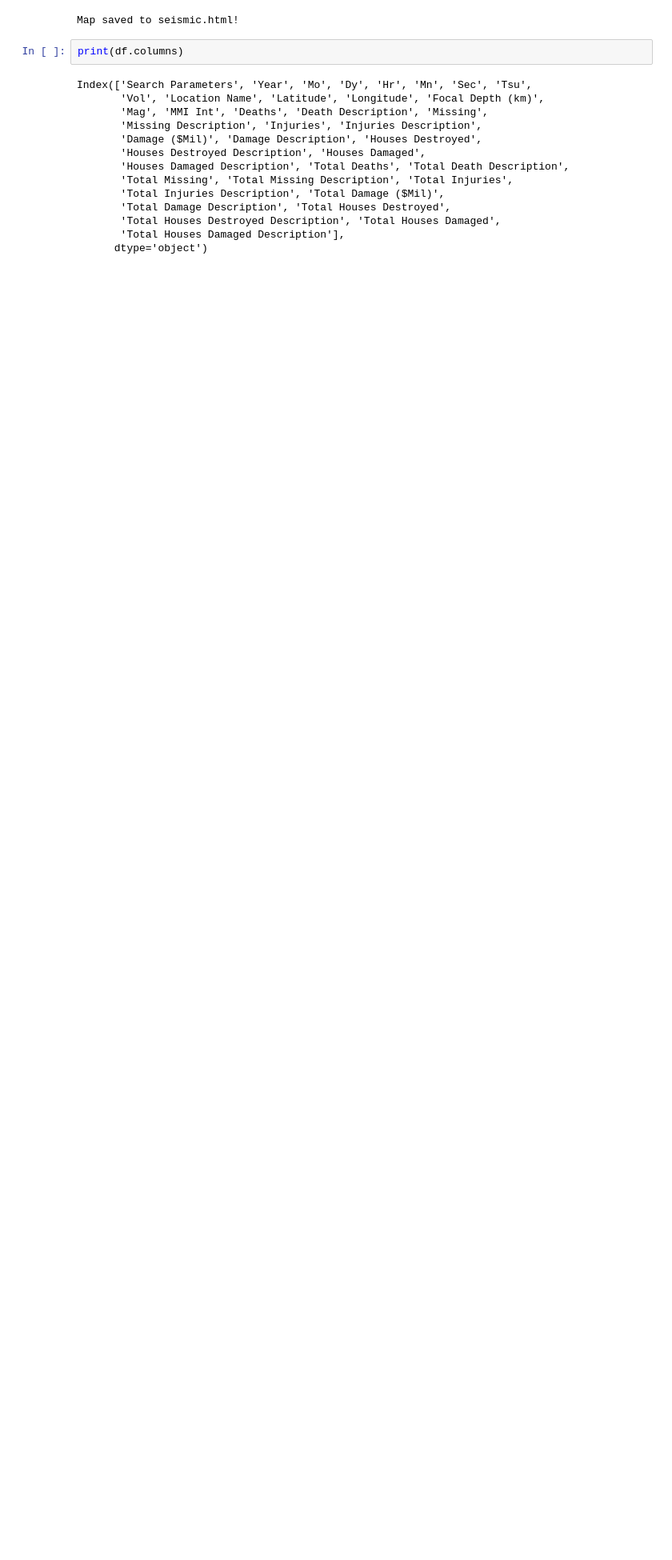
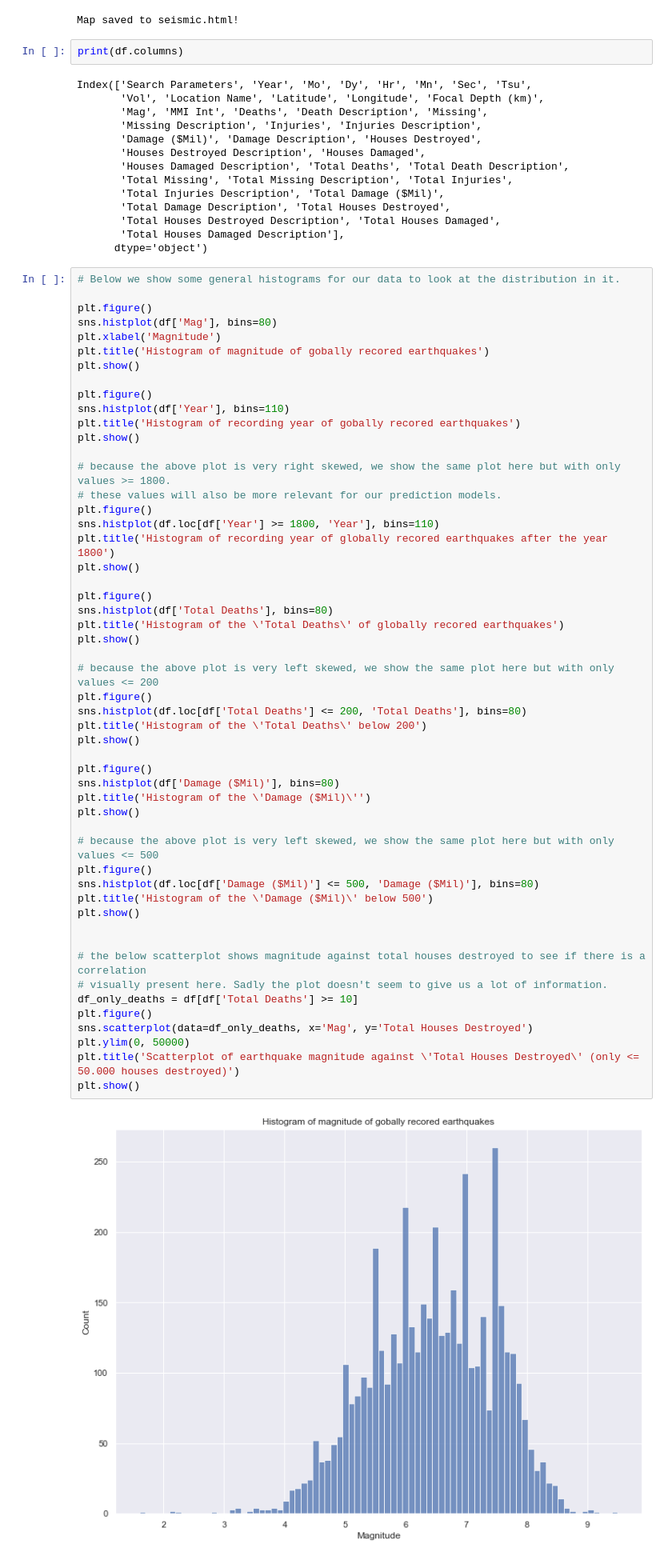
Before and after one commit to Matthijs-Vossen/Earthquake-Analysis, a Jupyter notebook: simon's-eda/eda.ipynb, the cells around one changed output. Shown at 80% size. Saved outputs shown, nothing was run; the diff lists cells and outputs as text; blank space fills up the shorter version.

```diff
--- a/simon's-eda/eda.ipynb
+++ b/simon's-eda/eda.ipynb
@@ -80,3 +151,57 @@ Index(['Search Parameters', 'Year', 'Mo', 'Dy', 'Hr', 'Mn', 'Sec', 'Tsu',
        'Total Houses Destroyed Description', 'Total Houses Damaged',
        'Total Houses Damaged Description'],
       dtype='object')
+# %%
+# Below we show some general histograms for our data to look at the distribution in it.
+
+plt.figure()
+sns.histplot(df['Mag'], bins=80)
+plt.xlabel('Magnitude')
+plt.title('Histogram of magnitude of gobally recored earthquakes')
+plt.show()
+
+plt.figure()
+sns.histplot(df['Year'], bins=110)
+plt.title('Histogram of recording year of gobally recored earthquakes')
+plt.show()
+
+# because the above plot is very right skewed, we show the same plot here but with only values >= 1800.
+# these values will also be more relevant for our prediction models.
+plt.figure()
+sns.histplot(df.loc[df['Year'] >= 1800, 'Year'], bins=110)
+plt.title('Histogram of recording year of globally recored earthquakes after the year 1800')
+plt.show()
+
+plt.figure()
+sns.histplot(df['Total Deaths'], bins=80)
+plt.title('Histogram of the \'Total Deaths\' of globally recored earthquakes')
+plt.show()
+
+# because the above plot is very left skewed, we show the same plot here but with only values <= 200
+plt.figure()
+sns.histplot(df.loc[df['Total Deaths'] <= 200, 'Total Deaths'], bins=80)
+plt.title('Histogram of the \'Total Deaths\' below 200')
+plt.show()
+
+plt.figure()
+sns.histplot(df['Damage ($Mil)'], bins=80)
+plt.title('Histogram of the \'Damage ($Mil)\'')
+plt.show()
+
+# because the above plot is very left skewed, we show the same plot here but with only values <= 500
+plt.figure()
+sns.histplot(df.loc[df['Damage ($Mil)'] <= 500, 'Damage ($Mil)'], bins=80)
+plt.title('Histogram of the \'Damage ($Mil)\' below 500')
+plt.show()
+
+
+# the below scatterplot shows magnitude against total houses destroyed to see if there is a correlation
+# visually present here. Sadly the plot doesn't seem to give us a lot of information.
+df_only_deaths = df[df['Total Deaths'] >= 10]
+plt.figure()
+sns.scatterplot(data=df_only_deaths, x='Mag', y='Total Houses Destroyed')
+plt.ylim(0, 50000)
+plt.title('Scatterplot of earthquake magnitude against \'Total Houses Destroyed\' (only <= 50.000 houses destroyed)')
+plt.show()
+# %% [output]
+[figure, added]
```
Also changed, not shown: parts of 23 cells of this notebook, 1 other file.
